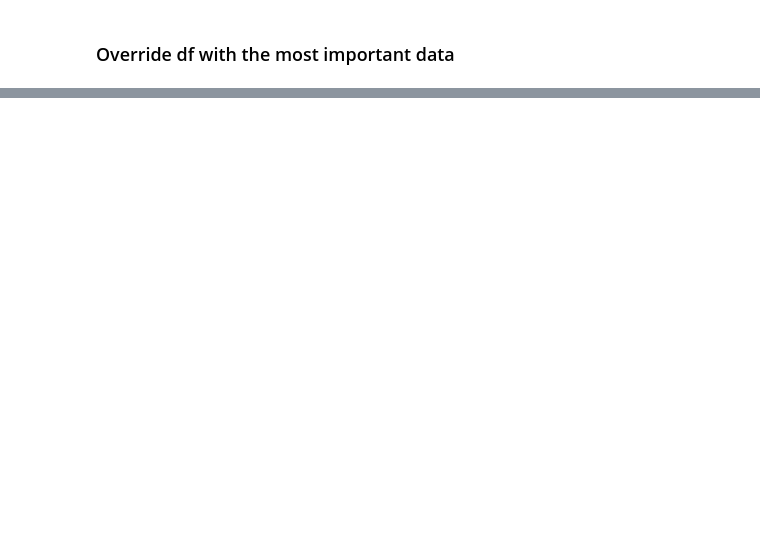
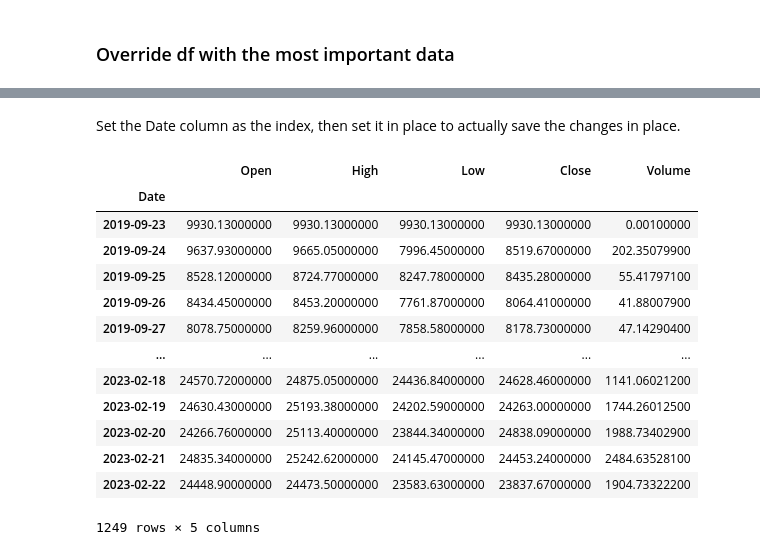
Before and after one commit to daedalus1215/potential-octo-palm-tree, a Jupyter notebook: az/Getting Historical Data (OHLC & Volume) - Part 1.ipynb, the cells around one changed output, grey strips where cells are left out. Saved outputs shown, nothing was run; the diff lists cells and outputs as text; code cells hidden in the pictures; blank space fills up the shorter version.

```diff
--- a/az/Getting Historical Data (OHLC & Volume) - Part 1.ipynb
+++ b/az/Getting Historical Data (OHLC & Volume) - Part 1.ipynb
@@ -138 +138,22 @@ df
 1249 rows × 6 columns
+# %% [markdown]
+Set the Date column as the index, then set it in place to actually save the changes in place.
+# %%
+df.set_index("Date", inplace = True)
+# %%
+df
+# %% [output]
+|  | Open | High | Low | Close | Volume |
+| Date |  |  |  |  |  |
+| 2019-09-23 | 9930.13000000 | 9930.13000000 | 9930.13000000 | 9930.13000000 | 0.00100000 |
+| 2019-09-24 | 9637.93000000 | 9665.05000000 | 7996.45000000 | 8519.67000000 | 202.35079900 |
+| 2019-09-25 | 8528.12000000 | 8724.77000000 | 8247.78000000 | 8435.28000000 | 55.41797100 |
+| 2019-09-26 | 8434.45000000 | 8453.20000000 | 7761.87000000 | 8064.41000000 | 41.88007900 |
+| 2019-09-27 | 8078.75000000 | 8259.96000000 | 7858.58000000 | 8178.73000000 | 47.14290400 |
+| ... | ... | ... | ... | ... | ... |
+| 2023-02-18 | 24570.72000000 | 24875.05000000 | 24436.84000000 | 24628.46000000 | 1141.06021200 |
+| 2023-02-19 | 24630.43000000 | 25193.38000000 | 24202.59000000 | 24263.00000000 | 1744.26012500 |
+| 2023-02-20 | 24266.76000000 | 25113.40000000 | 23844.34000000 | 24838.09000000 | 1988.73402900 |
+| 2023-02-21 | 24835.34000000 | 25242.62000000 | 24145.47000000 | 24453.24000000 | 2484.63528100 |
+| 2023-02-22 | 24448.90000000 | 24473.50000000 | 23583.63000000 | 23837.67000000 | 1904.73322200 |
+1249 rows × 5 columns
```
Also changed, not shown: parts of 11 cells of this notebook.
